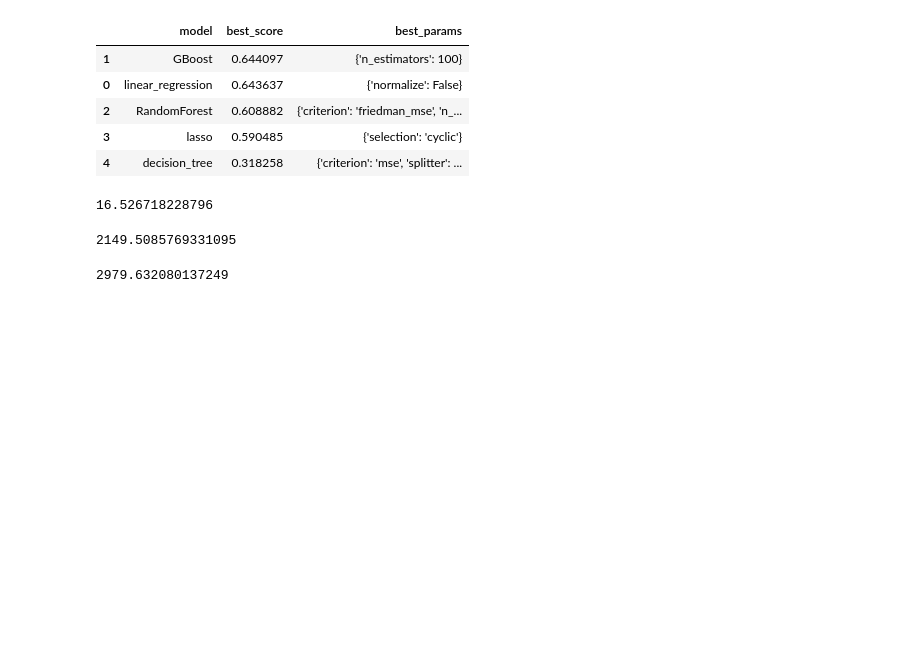
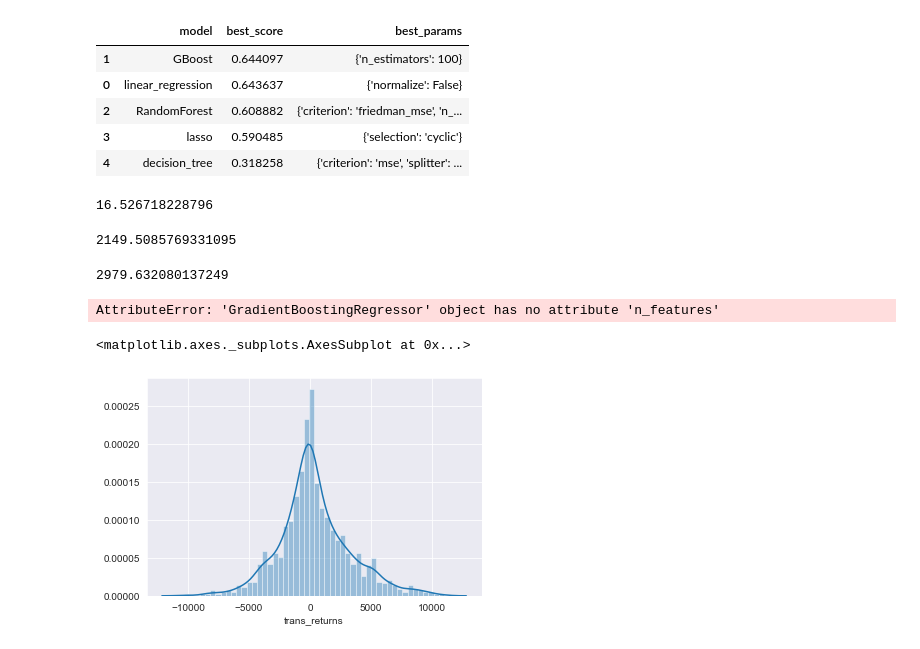
Before and after one commit to kenDadzie/retail-store, a Jupyter notebook: Retail.ipynb, the cells around one changed output. Drawn from its saved outputs; the diff is of its cells as text; code cells hidden in the pictures; blank space fills up the shorter version.

```diff
--- a/Retail.ipynb
+++ b/Retail.ipynb
@@ -750,0 +749,4 @@ np.sqrt(mean_squared_error(y_test_reversed,trans_prediction))
+# %%
+feature_importances_(gbr)
+# %% [output]
+AttributeError: 'GradientBoostingRegressor' object has no attribute 'n_features'
@@ -750,0 +755,6 @@ np.sqrt(mean_squared_error(y_test_reversed,trans_prediction))
+# %%
+residuals = sns.distplot((y_test_reversed-trans_prediction),bins=50)
+residuals;
+# %% [output]
+<matplotlib.axes._subplots.AxesSubplot at 0x...>
+[figure, added]
```
Also changed, not shown: parts of 3 cells of this notebook.
